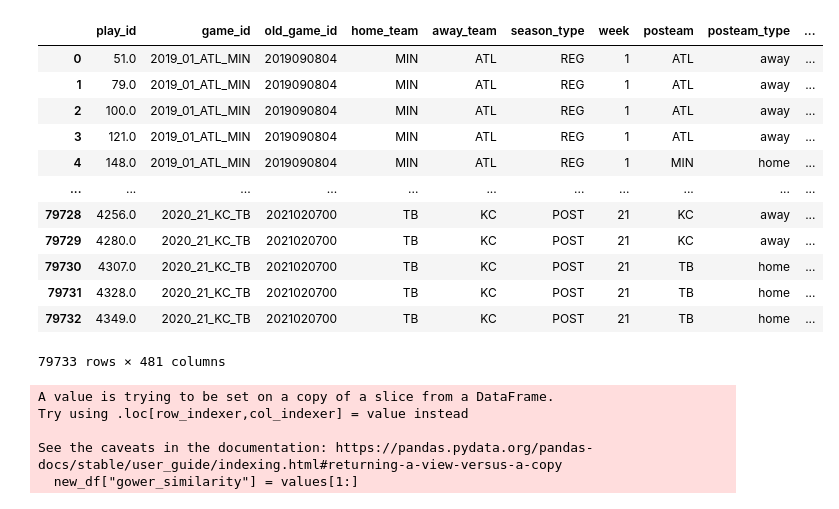
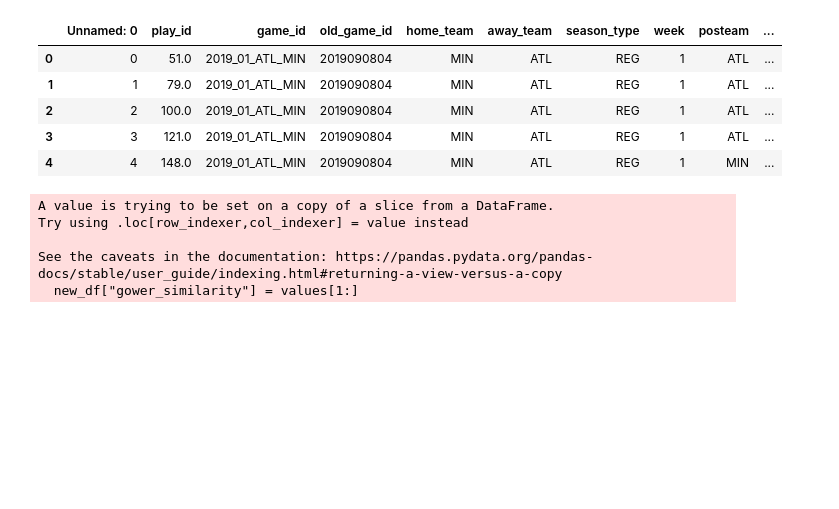
Before and after one commit to rahikot/NFLWViz, a Jupyter notebook: backend/experiment.ipynb, the cells around one changed output. Drawn from its saved outputs; the diff is of its cells as text; code cells hidden in the pictures; blank space fills up the shorter version.

```diff
--- a/backend/experiment.ipynb
+++ b/backend/experiment.ipynb
@@ -34,20 +40,13 @@ df["down"] = df["down"].astype(str)
 # %%
-df = pd.read_csv("data/csv/plays.csv", index_col=0).drop(["sp"], axis=1)
-df
+df = pd.read_csv("data/plays.csv")
+df.head()
 # %% [output]
-|  | play_id | game_id | old_game_id | home_team | away_team | season_type | week | posteam | posteam_type | ... |
-| 0 | 51.0 | 2019_01_ATL_MIN | 2019090804 | MIN | ATL | REG | 1 | ATL | away | ... |
-| 1 | 79.0 | 2019_01_ATL_MIN | 2019090804 | MIN | ATL | REG | 1 | ATL | away | ... |
-| 2 | 100.0 | 2019_01_ATL_MIN | 2019090804 | MIN | ATL | REG | 1 | ATL | away | ... |
-| 3 | 121.0 | 2019_01_ATL_MIN | 2019090804 | MIN | ATL | REG | 1 | ATL | away | ... |
-| 4 | 148.0 | 2019_01_ATL_MIN | 2019090804 | MIN | ATL | REG | 1 | MIN | home | ... |
-| ... | ... | ... | ... | ... | ... | ... | ... | ... | ... | ... |
-| 79728 | 4256.0 | 2020_21_KC_TB | 2021020700 | TB | KC | POST | 21 | KC | away | ... |
-| 79729 | 4280.0 | 2020_21_KC_TB | 2021020700 | TB | KC | POST | 21 | KC | away | ... |
-| 79730 | 4307.0 | 2020_21_KC_TB | 2021020700 | TB | KC | POST | 21 | TB | home | ... |
-| 79731 | 4328.0 | 2020_21_KC_TB | 2021020700 | TB | KC | POST | 21 | TB | home | ... |
-| 79732 | 4349.0 | 2020_21_KC_TB | 2021020700 | TB | KC | POST | 21 | TB | home | ... |
+|  | Unnamed: 0 | play_id | game_id | old_game_id | home_team | away_team | season_type | week | posteam | ... |
+| 0 | 0 | 51.0 | 2019_01_ATL_MIN | 2019090804 | MIN | ATL | REG | 1 | ATL | ... |
+| 1 | 1 | 79.0 | 2019_01_ATL_MIN | 2019090804 | MIN | ATL | REG | 1 | ATL | ... |
+| 2 | 2 | 100.0 | 2019_01_ATL_MIN | 2019090804 | MIN | ATL | REG | 1 | ATL | ... |
+| 3 | 3 | 121.0 | 2019_01_ATL_MIN | 2019090804 | MIN | ATL | REG | 1 | ATL | ... |
+| 4 | 4 | 148.0 | 2019_01_ATL_MIN | 2019090804 | MIN | ATL | REG | 1 | MIN | ... |
-79733 rows × 481 columns
 # %%
 df.head()
 
```
Also changed, not shown: parts of 4 cells of this notebook, 3 other files.
